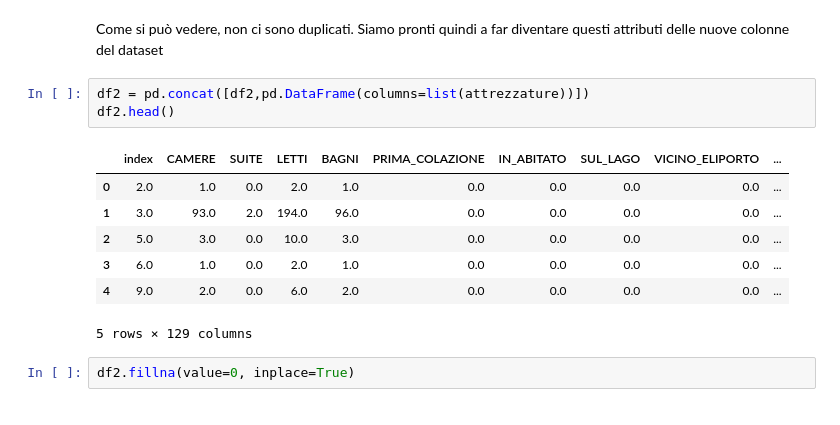
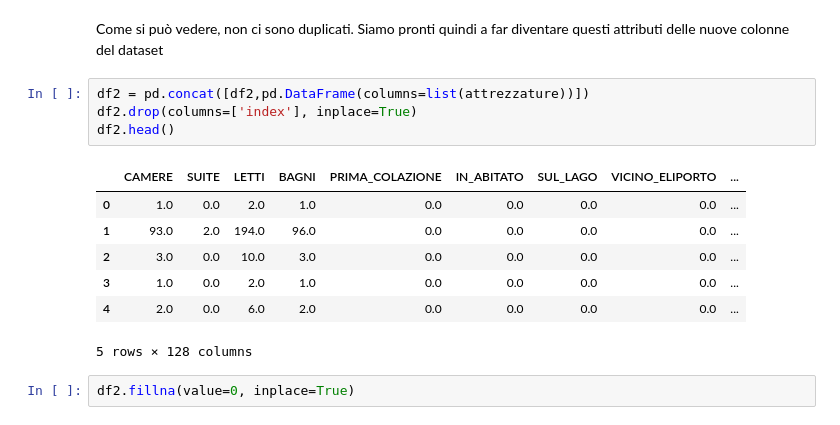
Before and after one commit to GiuliaCiaramella/classificazione_strutture, a Jupyter notebook: excercise_final.ipynb, the cells around one changed output. Drawn from its saved outputs; the diff is of its cells as text.

```diff
--- a/excercise_final.ipynb
+++ b/excercise_final.ipynb
@@ -350,15 +334,16 @@ attrezzature
 Come si può vedere, non ci sono duplicati. Siamo pronti quindi a far diventare questi attributi delle nuove colonne del dataset
 # %%
 df2 = pd.concat([df2,pd.DataFrame(columns=list(attrezzature))])
+df2.drop(columns=['index'], inplace=True)
 df2.head()
 # %% [output]
-|  | index | CAMERE | SUITE | LETTI | BAGNI | PRIMA_COLAZIONE | IN_ABITATO | SUL_LAGO | VICINO_ELIPORTO | ... |
-| 0 | 2.0 | 1.0 | 0.0 | 2.0 | 1.0 | 0.0 | 0.0 | 0.0 | 0.0 | ... |
-| 1 | 3.0 | 93.0 | 2.0 | 194.0 | 96.0 | 0.0 | 0.0 | 0.0 | 0.0 | ... |
-| 2 | 5.0 | 3.0 | 0.0 | 10.0 | 3.0 | 0.0 | 0.0 | 0.0 | 0.0 | ... |
-| 3 | 6.0 | 1.0 | 0.0 | 2.0 | 1.0 | 0.0 | 0.0 | 0.0 | 0.0 | ... |
-| 4 | 9.0 | 2.0 | 0.0 | 6.0 | 2.0 | 0.0 | 0.0 | 0.0 | 0.0 | ... |
+|  | CAMERE | SUITE | LETTI | BAGNI | PRIMA_COLAZIONE | IN_ABITATO | SUL_LAGO | VICINO_ELIPORTO | ... |
+| 0 | 1.0 | 0.0 | 2.0 | 1.0 | 0.0 | 0.0 | 0.0 | 0.0 | ... |
+| 1 | 93.0 | 2.0 | 194.0 | 96.0 | 0.0 | 0.0 | 0.0 | 0.0 | ... |
+| 2 | 3.0 | 0.0 | 10.0 | 3.0 | 0.0 | 0.0 | 0.0 | 0.0 | ... |
+| 3 | 1.0 | 0.0 | 2.0 | 1.0 | 0.0 | 0.0 | 0.0 | 0.0 | ... |
+| 4 | 2.0 | 0.0 | 6.0 | 2.0 | 0.0 | 0.0 | 0.0 | 0.0 | ... |
-5 rows × 129 columns
+5 rows × 128 columns
 # %%
 df2.fillna(value=0, inplace=True)
 # %% [markdown]
```
Also changed, not shown: parts of 16 cells of this notebook.
